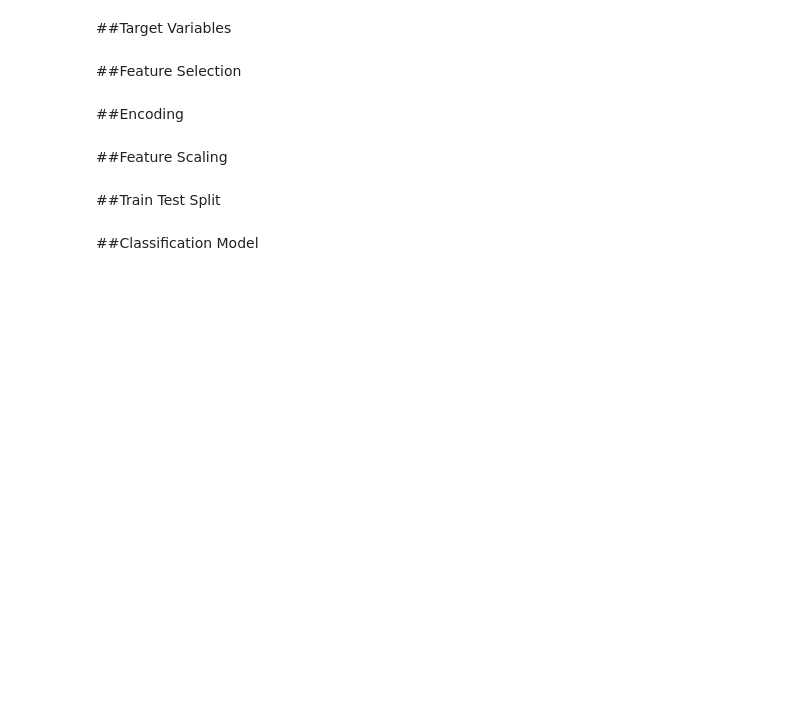
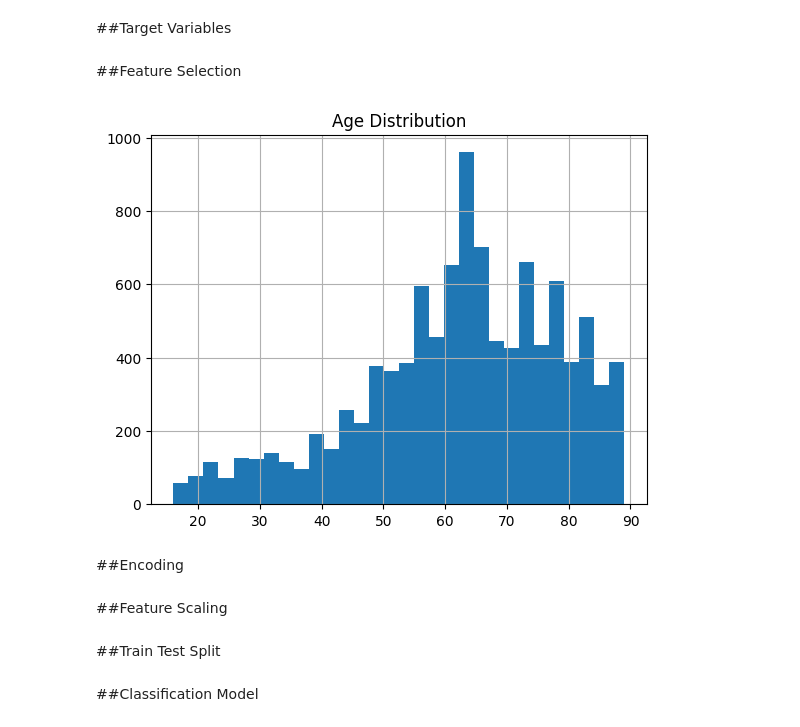
Before and after one commit to practicalClerk/ICU-Patient-Risk-Stratification, a Jupyter notebook: ICU_Risk_Stratisfaction_.ipynb, the cells around one changed output. Saved outputs shown, nothing was run; the diff lists cells and outputs as text; code cells hidden in the pictures; blank space fills up the shorter version.

```diff
--- a/ICU_Risk_Stratisfaction_.ipynb
+++ b/ICU_Risk_Stratisfaction_.ipynb
@@ -73,6 +82,12 @@ y_clf = df['hospital_death']
 y_reg = df['pre_icu_los_days'] # Using 'pre_icu_los_days' as a placeholder for Length of stay
 # %% [markdown]
 ##Feature Selection
+# %%
+df['age'].hist(bins=30)
+plt.title("Age Distribution")
+plt.show()
+# %% [output]
+[figure, added]
 # %%
 X = df.drop(['hospital_death', 'pre_icu_los_days'], axis=1)
 # %% [markdown]
```
Also changed, not shown: parts of 20 cells of this notebook.
